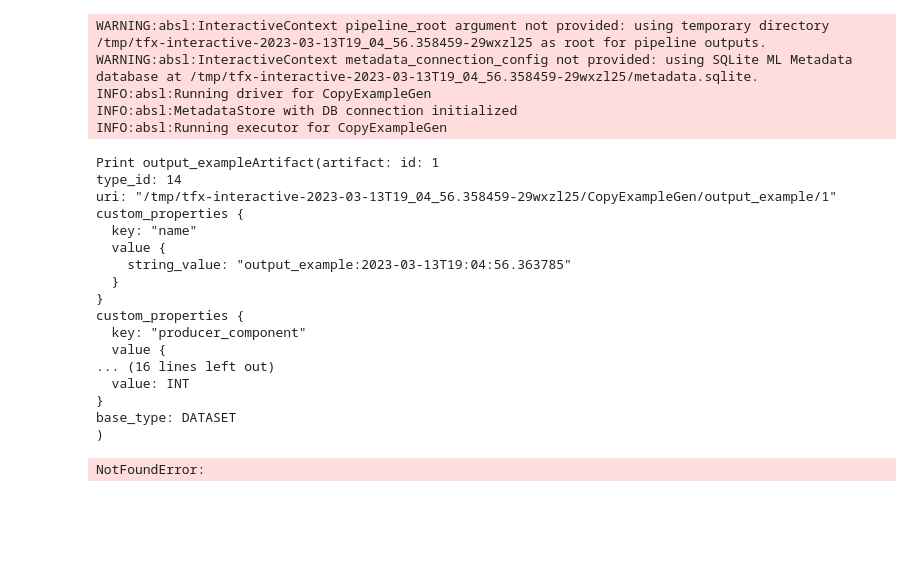
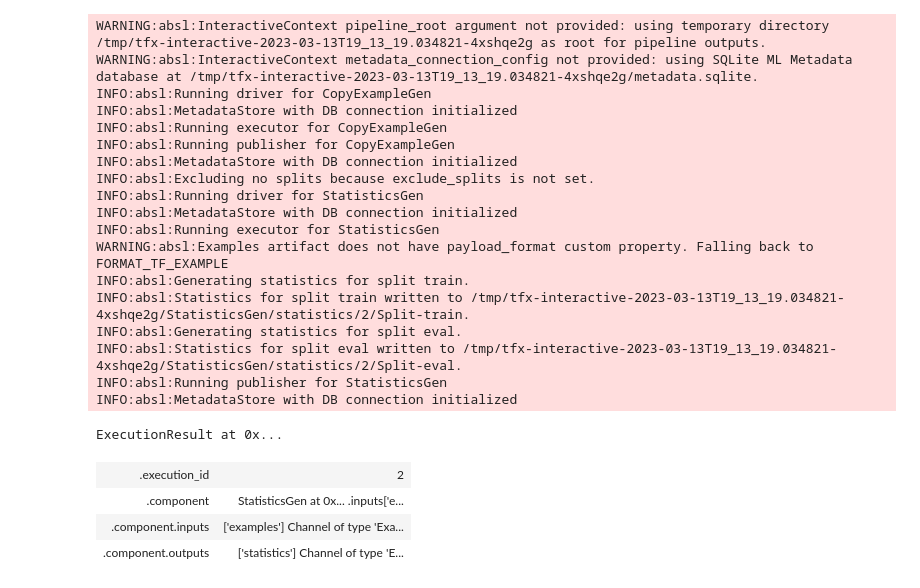
Before and after one commit to alxndrnh/tfx-addons, a Jupyter notebook: examples/copy_tfrecords/copy_tfrecords.ipynb, the cells around one changed output. Saved outputs shown, nothing was run; the diff lists cells and outputs as text; code cells hidden in the pictures; blank space fills up the shorter version.

```diff
--- a/examples/copy_tfrecords/copy_tfrecords.ipynb
+++ b/examples/copy_tfrecords/copy_tfrecords.ipynb
@@ -68,18 +59,22 @@ from tfx.dsl.io import fileio
 @component
 def CopyExampleGen(
         input_dict: tfx.dsl.components.Parameter[Dict[str, str]],
-        output_example: tfx.dsl.components.OutputArtifact[tfx.types.standard_artifacts.Examples]
+        output_example: tfx.dsl.components.OutputArtifact[Examples]
       ) -> tfx.dsl.components.OutputDict():
 
         """TODO: Function that parses input_dict, creates a directory from the split-names and tfrecord uris provided"""
 
-        input_train_dir='./examples_imported/Split-train/'
-        input_eval_dir='examples_imported/Split-eval/'
+        input_train_dir='./examples_imported/Split-train/data_tfrecord-00000-of-00001.gz'
+        input_eval_dir='examples_imported/Split-eval/data_tfrecord-00000-of-00001.gz'
         split_names='["train","eval"]'
 
-        fileio.copy(input_train_dir, artifact_utils.get_split_uri(output_example, "train"))
-        fileio.copy(input_eval_dir, artifact_utils.get_split_uri(output_example, "eval"))
-        output_example.split_names=split_names
+        output_example.split_names=artifact_utils.encode_split_names(['train', 'eval'])
+
+        fileio.mkdir(output_example.uri+'/Split-train/')
+        fileio.mkdir(output_example.uri+'/Split-eval/')
+
+        fileio.copy(input_train_dir, output_example.uri+'/Split-train/data_tfrecord-00000-of-00001.gz', True)
+        fileio.copy(input_eval_dir, output_example.uri+'/Split-eval/data_tfrecord-00000-of-00001.gz', True)
 
 
 def _create_pipeline(pipeline_name: str, pipeline_root: str, data_root: str,
@@ -231,58 +235,56 @@ def CopyExampleGen(
         input_eval_dir='examples_imported/Split-eval/data_tfrecord-00000-of-00001.gz'
         split_names='["train","eval"]'
 
-        print("Print output_example" + str(output_example))
-
         output_example.split_names=artifact_utils.encode_split_names(['train', 'eval'])
 
         fileio.mkdir(output_example.uri+'/Split-train/')
-        fileio.mkdir(output_example.uri+'/Split-eval/)')
+        fileio.mkdir(output_example.uri+'/Split-eval/')
 
-        fileio.copy(input_train_dir, output_example.uri+'/Split-train/data_tfrecord-00000-of-00001.gz)', True)
-        fileio.copy(input_eval_dir, output_example.uri+'/Split-eval/data_tfrecord-00000-of-00001.gz)', True)
+        fileio.copy(input_train_dir, output_example.uri+'/Split-train/data_tfrecord-00000-of-00001.gz', True)
+        fileio.copy(input_eval_dir, output_example.uri+'/Split-eval/data_tfrecord-00000-of-00001.gz', True)
 # %%
 from typing import Dict
 from tfx.orchestration.experimental.interactive.interactive_context import InteractiveContext
 
 """Prepare variables"""
 context=InteractiveContext()
 tfrecords_dict: Dict[str, str]={
     "train":TFRECORDS_TRAIN_DATA_PATH,
     "eval":TFRECORDS_EVAL_DATA_PATH
   }
 
 
 """Call CopyExampleGen Component"""
 copy_examples=CopyExampleGen(input_dict=tfrecords_dict)
 
 context.run(copy_examples)
 
 
-# """Call StatisticsGen Component"""
-# statistics_gen=tfx.components.StatisticsGen(examples=copy_examples.outputs['output_example'])
+"""Call StatisticsGen Component"""
+statistics_gen=tfx.components.StatisticsGen(examples=copy_examples.outputs['output_example'])
 
-# context.run(statistics_gen)
+context.run(statistics_gen)
 # %% [output]
-WARNING:absl:InteractiveContext pipeline_root argument not provided: using temporary directory /tmp/tfx-interactive-2023-03-13T19_04_56.358459-29wxzl25 as root for pipeline outputs.
-WARNING:absl:InteractiveContext metadata_connection_config not provided: using SQLite ML Metadata database at /tmp/tfx-interactive-2023-03-13T19_04_56.358459-29wxzl25/metadata.sqlite.
+WARNING:absl:InteractiveContext pipeline_root argument not provided: using temporary directory /tmp/tfx-interactive-2023-03-13T19_13_19.034821-4xshqe2g as root for pipeline outputs.
+WARNING:absl:InteractiveContext metadata_connection_config not provided: using SQLite ML Metadata database at /tmp/tfx-interactive-2023-03-13T19_13_19.034821-4xshqe2g/metadata.sqlite.
 INFO:absl:Running driver for CopyExampleGen
 INFO:absl:MetadataStore with DB connection initialized
 INFO:absl:Running executor for CopyExampleGen
+INFO:absl:Running publisher for CopyExampleGen
+INFO:absl:MetadataStore with DB connection initialized
+INFO:absl:Excluding no splits because exclude_splits is not set.
+INFO:absl:Running driver for StatisticsGen
+INFO:absl:MetadataStore with DB connection initialized
+INFO:absl:Running executor for StatisticsGen
+WARNING:absl:Examples artifact does not have payload_format custom property. Falling back to FORMAT_TF_EXAMPLE
+INFO:absl:Generating statistics for split train.
+INFO:absl:Statistics for split train written to /tmp/tfx-interactive-2023-03-13T19_13_19.034821-4xshqe2g/StatisticsGen/statistics/2/Split-train.
+INFO:absl:Generating statistics for split eval.
+INFO:absl:Statistics for split eval written to /tmp/tfx-interactive-2023-03-13T19_13_19.034821-4xshqe2g/StatisticsGen/statistics/2/Split-eval.
+INFO:absl:Running publisher for StatisticsGen
+INFO:absl:MetadataStore with DB connection initialized
-Print output_exampleArtifact(artifact: id: 1
-type_id: 14
-uri: "/tmp/tfx-interactive-2023-03-13T19_04_56.358459-29wxzl25/CopyExampleGen/output_example/1"
-custom_properties {
-  key: "name"
-  value {
-    string_value: "output_example:2023-03-13T19:04:56.363785"
-  }
-}
-custom_properties {
-  key: "producer_component"
-  value {
-... (16 lines left out)
-  value: INT
-}
-base_type: DATASET
-)
+ExecutionResult at 0x...
-NotFoundError:
+| .execution_id | 2 |
+| .component | StatisticsGen at 0x... .inputs['e... |
+| .component.inputs | ['examples'] Channel of type 'Exa... |
+| .component.outputs | ['statistics'] Channel of type 'E... |
```
Also changed, not shown: parts of 3 cells of this notebook.
